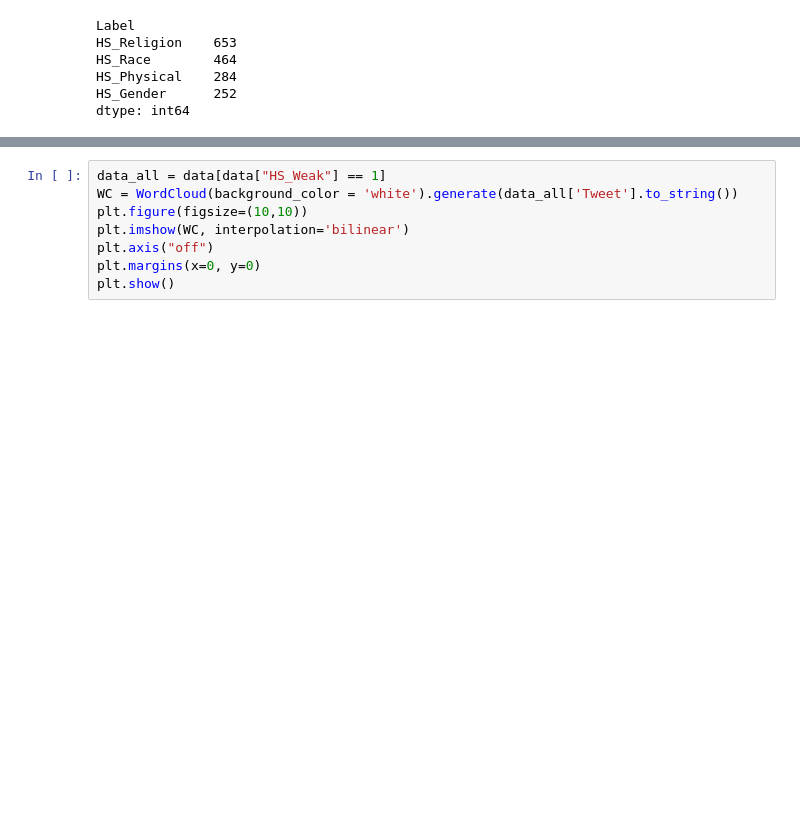
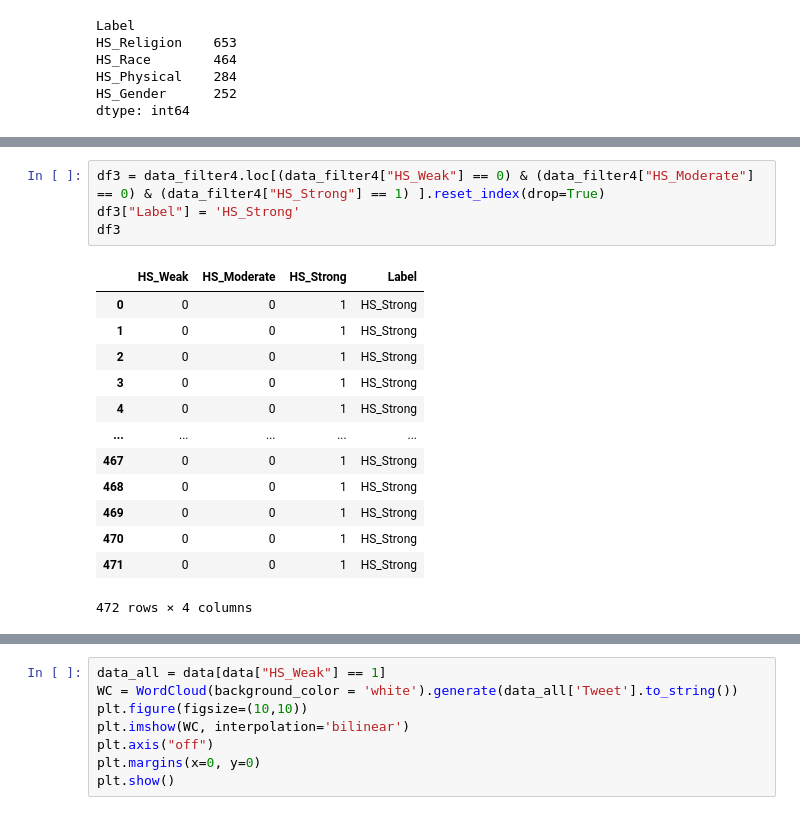
Before and after one commit to Athaelthes/binar-gold-challenge, a Jupyter notebook: AnalisisData.ipynb, the cells around one changed output, grey strips where cells are left out. Drawn from its saved outputs; the diff is of its cells as text; blank space fills up the shorter version.

```diff
--- a/AnalisisData.ipynb
+++ b/AnalisisData.ipynb
@@ -439,0 +495,18 @@ plt.show()
+# %%
+df3 = data_filter4.loc[(data_filter4["HS_Weak"] == 0) & (data_filter4["HS_Moderate"] == 0) & (data_filter4["HS_Strong"] == 1) ].reset_index(drop=True)
+df3["Label"] = 'HS_Strong'
+df3
+# %% [output]
+|  | HS_Weak | HS_Moderate | HS_Strong | Label |
+| 0 | 0 | 0 | 1 | HS_Strong |
+| 1 | 0 | 0 | 1 | HS_Strong |
+| 2 | 0 | 0 | 1 | HS_Strong |
+| 3 | 0 | 0 | 1 | HS_Strong |
+| 4 | 0 | 0 | 1 | HS_Strong |
+| ... | ... | ... | ... | ... |
+| 467 | 0 | 0 | 1 | HS_Strong |
+| 468 | 0 | 0 | 1 | HS_Strong |
+| 469 | 0 | 0 | 1 | HS_Strong |
+| 470 | 0 | 0 | 1 | HS_Strong |
+| 471 | 0 | 0 | 1 | HS_Strong |
+472 rows × 4 columns
```
Also changed, not shown: parts of 12 cells of this notebook, 4 other files.
